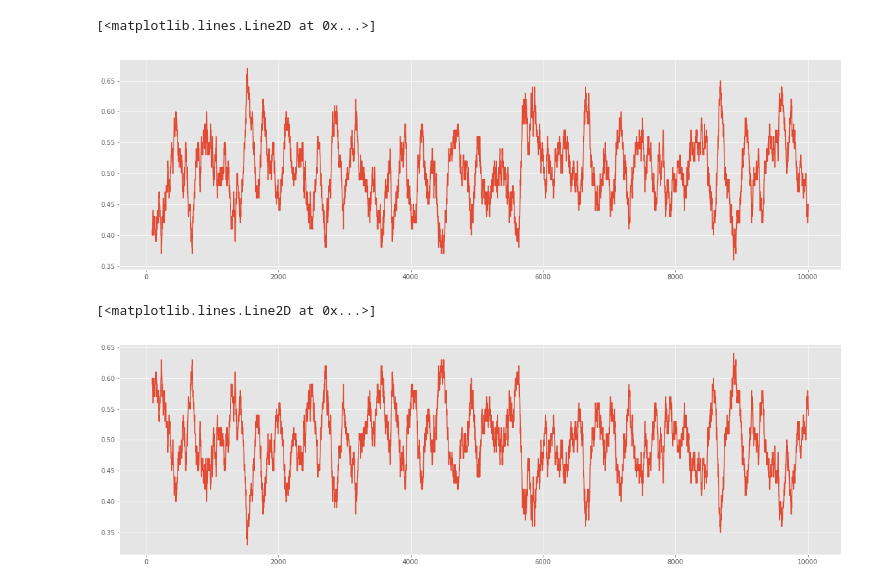
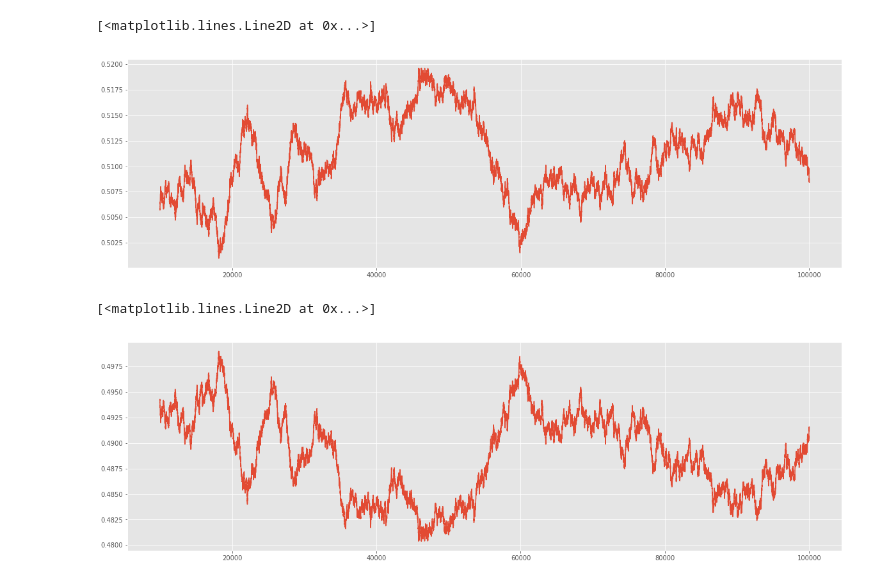
Before and after one commit to malhotra-sidharth/game-of-ur-reinforcement-learning, a Jupyter notebook: Agent-Training-Monte-Carlo.ipynb, the cells around one changed output. Drawn from its saved outputs; the diff is of its cells as text; code cells hidden in the pictures.

Commit message:
[WIP] MC Training

```diff
--- a/Agent-Training-Monte-Carlo.ipynb
+++ b/Agent-Training-Monte-Carlo.ipynb
@@ -10,7 +10,7 @@ import dill
 import os.path
 plt.style.use('ggplot')
 # %%
-def eGreedyActionSelection(env, q_curr, eps, possible_actions, movable_piece_ids):
+def eGreedyActionSelection(env, q_curr, eps, possible_actions, movable_piece_board_pos):
     '''
     Preforms epsilon greedy action selectoin based on the Q-values.
 
@@ -23,16 +23,18 @@ def eGreedyActionSelection(env, q_curr, eps, possible_actions, movable_piece_ids
         The selected action.
     '''
     if np.random.rand() < (1 - eps):
-        best_action = np.argmax(q_curr)
-        if best_action in movable_piece_ids.keys():
-            return movable_piece_ids[best_action]
+        best_val = np.max(q_curr)
+        b_actions=np.arange(q_curr.size, dtype=int)[q_curr==best_val]
+        best_action = np.random.choice(b_actions)
+        if best_action in movable_piece_board_pos.keys():
+            return movable_piece_board_pos[best_action]
 
     return np.random.choice(possible_actions)
 # %%
 # create environment
-env = GoUrEnv(7)
+env = GoUrEnv(4)
 # %%
-def updateMCValues(Q_func, episode_transitions, gamma, alpha):
+def updateMCValues(Q_func, policy, episode_transitions, gamma, alpha):
     '''
     Updates the Q-function according to the given episode transitions.
 
@@ -50,8 +52,9 @@ def updateMCValues(Q_func, episode_transitions, gamma, alpha):
     for state, action, reward in episode_transitions:
         G = reward + (gamma * G)
         Q_func[state][action] += (alpha * (G - Q_func[state][action]))
-
-    return Q_func
+#         policy[state] = np.argmax(Q_func[state][action])
+#         value_func[state] = Q_func[state][policy[state]]
+    return Q_func, policy
 # %%
 def train_mc_agent(env, num_episodes, q1, ep1, ep2, eps=0.1, gamma=1.0, alpha=0.1, logging=False):
     player1 = 0
@@ -192,0 +137,14 @@ Run:  1
+# %%
+episode_rwds_p1 = []
+episode_rwds_p2 = []
+total_episodes = 50000
+q1, q2, ep1, ep2 = None, None, [0.0], [0.0]
+
+# train agent
+q_func_1, policy, episode_rewards_p1, episode_rewards_p2, time_to_win, episode_value_func = train_mc_agent(env, total_episodes,
+                                                                            q1, ep1,
+                                                                            ep2, eps=0.2)
+
+# append rewards for each run
+episode_rwds_p1.append(episode_rewards_p1)
+episode_rwds_p2.append(episode_rewards_p2)
@@ -215,13 +273,13 @@ plt.plot(p2_mean_rwds[-100:])
 # %%
 plt.figure(figsize=(20, 6))
-plt.plot(pd.Series(p1_mean_rwds).rolling(100, min_periods=100).mean())
+plt.plot(pd.Series(p1_mean_rwds).rolling(10000, min_periods=10000).mean())
 # %% [output]
 [<matplotlib.lines.Line2D at 0x...>]
-[figure, old version]
+[figure, new version]
 # %%
 plt.figure(figsize=(20, 6))
-plt.plot(pd.Series(p2_mean_rwds).rolling(100, min_periods=100).mean())
+plt.plot(pd.Series(p2_mean_rwds).rolling(10000, min_periods=10000).mean())
 # %% [output]
 [<matplotlib.lines.Line2D at 0x...>]
-[figure, old version]
+[figure, new version]
 # %%
```
Also changed, not shown: parts of 17 cells of this notebook, 15 other files.
